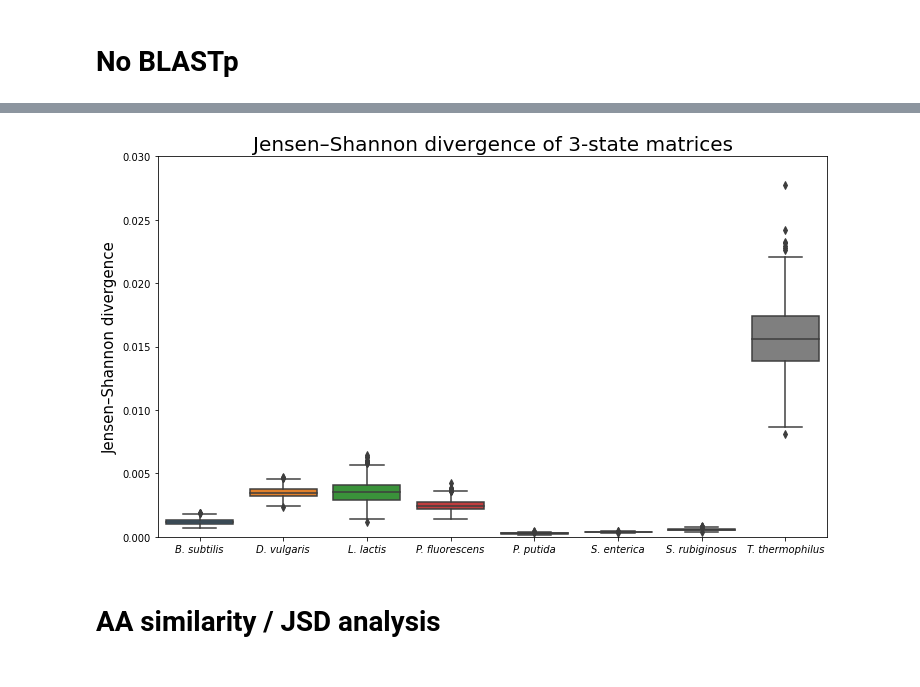
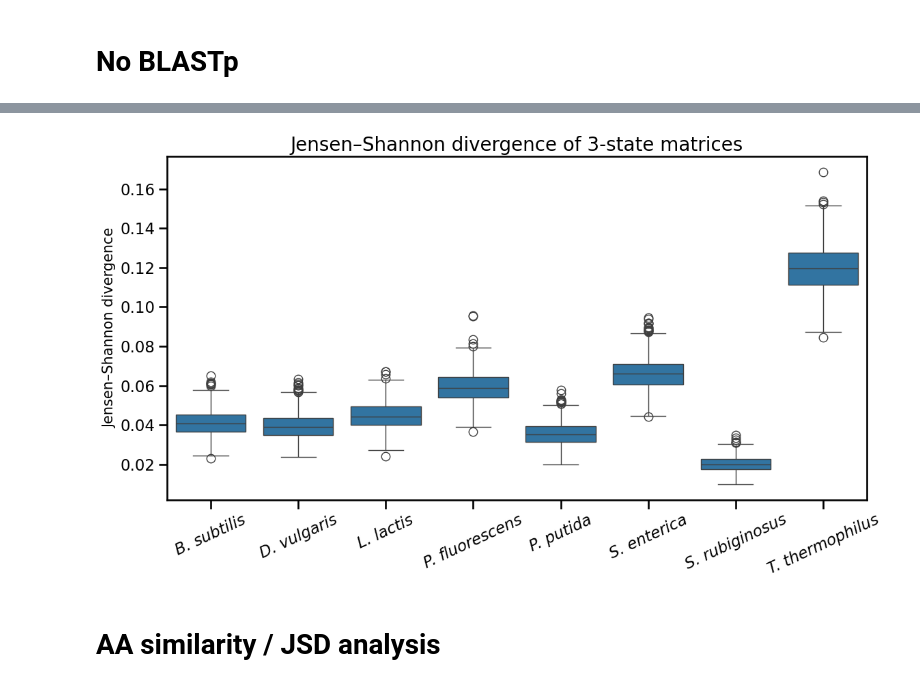
Before and after one commit to alibekk93/project-protein_folding_distances, a Jupyter notebook: SS_and_expression_systems_v3.ipynb, the cells around one changed output, grey strips where cells are left out. Cells and saved outputs as stored; diff of their text form; code cells hidden in the pictures.

```diff
--- a/SS_and_expression_systems_v3.ipynb
+++ b/SS_and_expression_systems_v3.ipynb
@@ -788,6 +781,8 @@ ci_df_long['JSD3_range'] = ci_df.JSD3_range.explode()
 ci_df_long = ci_df_long.rename_axis('Species').reset_index()
 # %%
 ci_df_long.to_pickle('ci_df_long.pkl')
+# %%
+sns.set_context('talk')
 # %%
 from numpy.core.fromnumeric import size
 fig, ax = plt.subplots(figsize = (12, 7))
@@ -858,3 +854,6 @@ files.download('JSD_permutation_noFilter.svg')
+# %%
+resampled_JSD_noFilter.reset_index(inplace=True)
+resampled_JSD_noFilter.columns = ['Species', 'JSD8', 'JSD3']
 # %%
 from numpy.core.fromnumeric import size
 fig, ax = plt.subplots(figsize = (12, 7))
@@ -875,19 +875,20 @@ files.download('08_JSD8_boxplot.svg')
 # %%
 fig, ax = plt.subplots(figsize = (12, 7))
-fig = sns.boxplot(data=ci_df_long, x='Species', y='JSD3_range')
+fig = sns.boxplot(data=resampled_JSD_noFilter, x='Species', y='JSD3')
 fig.set_xlabel('')
 fig.set_ylabel('Jensen–Shannon divergence', size=15)
 fig.set_title('Jensen–Shannon divergence of 3-state matrices', size=20)
-fig.set_xticklabels(species_names_veryshort, style = 'italic')
+fig.set_xticklabels(species_names_veryshort, style = 'italic', rotation = 25)
 
-plt.ylim([0,0.03])
+# plt.ylim([0,0.2])
+plt.tight_layout()
 
-ax.get_figure().savefig('08_JSD3_boxplot.png')
-files.download('08_JSD3_boxplot.png')
+ax.get_figure().savefig('10_JSD3_boxplot_noBLASTp.svg')
+files.download('10_JSD3_boxplot_noBLASTp.svg')
 # %% [output]
 [interactive output not drawn]
 [interactive output not drawn]
-[figure, old version]
+[figure, new version]
 # %% [markdown]
 # AA similarity / JSD analysis
 # %%
```
Also changed, not shown: parts of 9 cells of this notebook.
